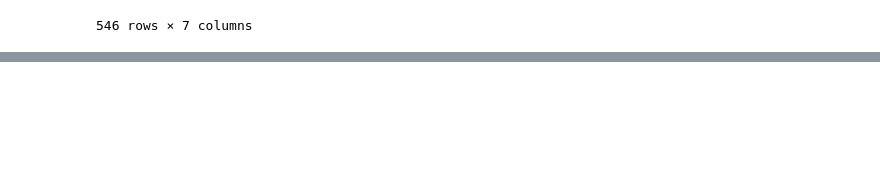
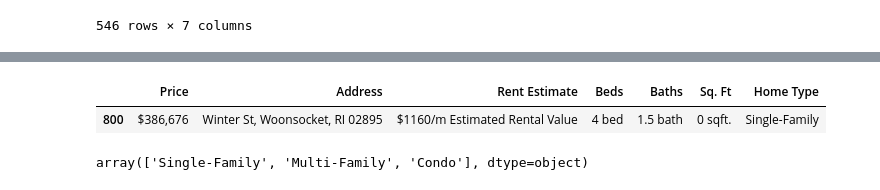
Before and after one commit to abiTheProgrammer/housing-rec-system, a Jupyter notebook: notebooks/eda.ipynb, the cells around one changed output, grey strips where cells are left out. Saved outputs shown, nothing was run; the diff lists cells and outputs as text; code cells hidden in the pictures; blank space fills up the shorter version.

Commit message:
polished dropped_df

```diff
--- a/notebooks/eda.ipynb
+++ b/notebooks/eda.ipynb
@@ -90,0 +210,9 @@ dropped_df
+# %%
+dropped_df[dropped_df["Sq. Ft"] == "0 sqft."]
+# %% [output]
+|  | Price | Address | Rent Estimate | Beds | Baths | Sq. Ft | Home Type |
+| 800 | $386,676 | Winter St, Woonsocket, RI 02895 | $1160/m Estimated Rental Value | 4 bed | 1.5 bath | 0 sqft. | Single-Family |
+# %%
+dropped_df["Home Type"].unique()
+# %% [output]
+array(['Single-Family', 'Multi-Family', 'Condo'], dtype=object)
```
Also changed, not shown: parts of 14 cells of this notebook, 4 other files.
